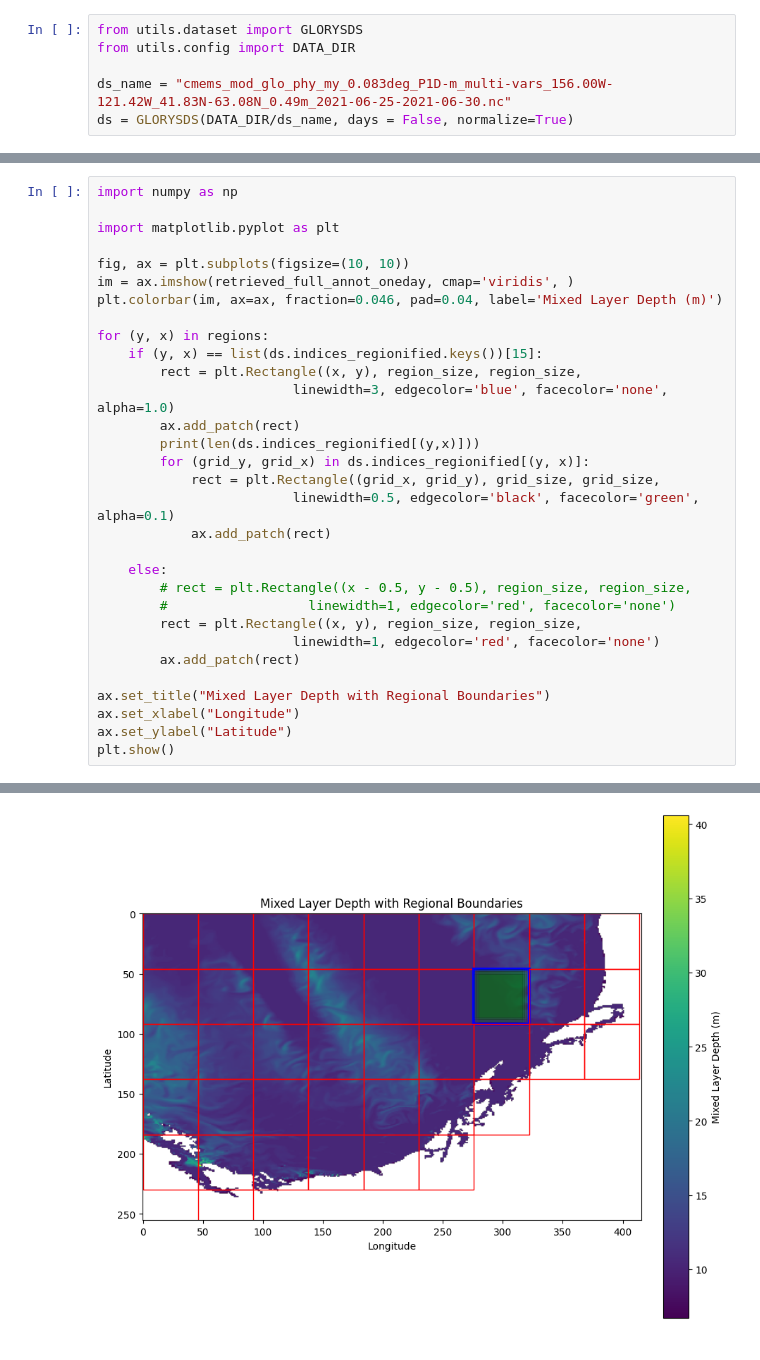
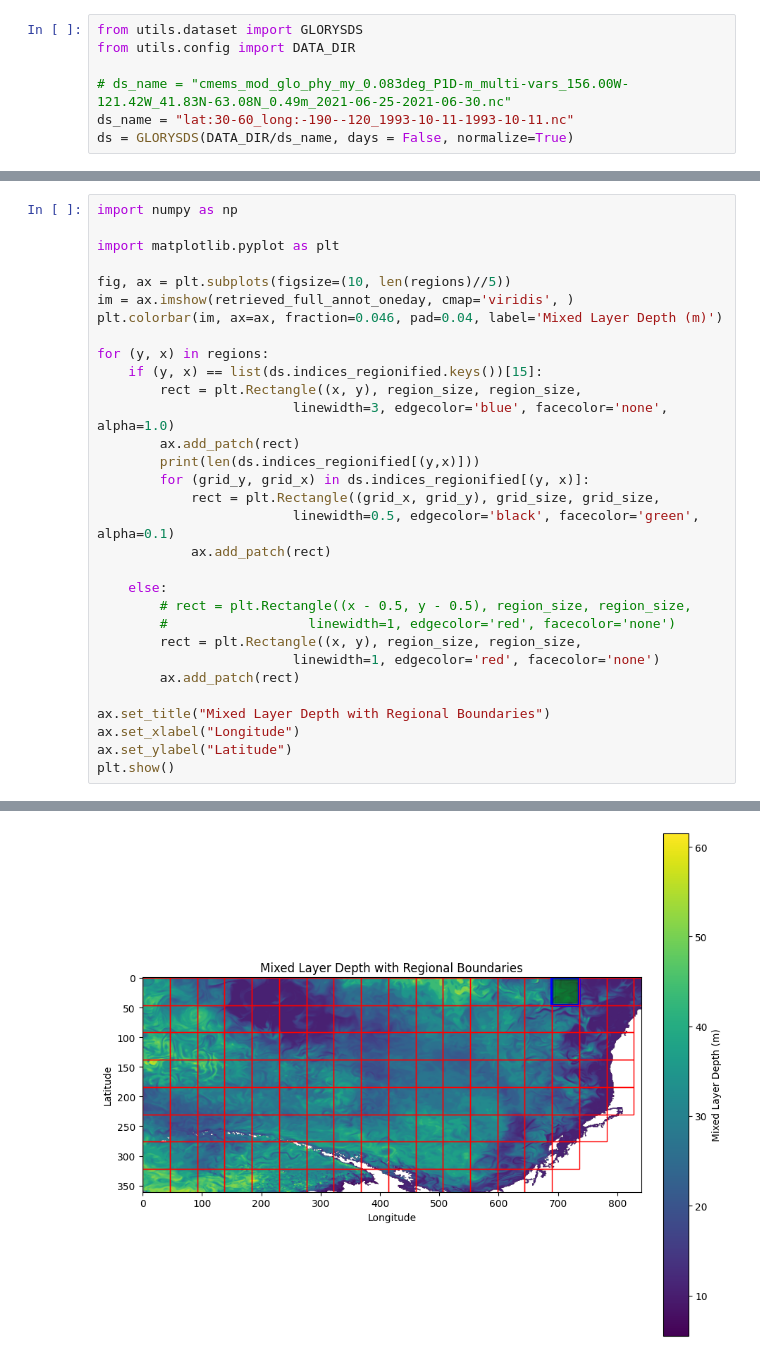
Before and after one commit to skostousov/Interior-Ocean-Properties-Inference, a Jupyter notebook: src/notebooks/visualizeregions.ipynb, the cells around one changed output, grey strips where cells are left out. Drawn from its saved outputs; the diff is of its cells as text.

```diff
--- a/src/notebooks/visualizeregions.ipynb
+++ b/src/notebooks/visualizeregions.ipynb
@@ -2,7 +2,8 @@
 from utils.dataset import GLORYSDS
 from utils.config import DATA_DIR
 
-ds_name = "cmems_mod_glo_phy_my_0.083deg_P1D-m_multi-vars_156.00W-121.42W_41.83N-63.08N_0.49m_2021-06-25-2021-06-30.nc"
+# ds_name = "cmems_mod_glo_phy_my_0.083deg_P1D-m_multi-vars_156.00W-121.42W_41.83N-63.08N_0.49m_2021-06-25-2021-06-30.nc"
+ds_name = "lat:30-60_long:-190--120_1993-10-11-1993-10-11.nc"
 ds = GLORYSDS(DATA_DIR/ds_name, days = False, normalize=True)
 # %%
 retrieved_full_annot_oneday = ds.annotations_map[0]
@@ -40,32 +41,32 @@ import numpy as np
 
 import matplotlib.pyplot as plt
 
-fig, ax = plt.subplots(figsize=(10, 10))
+fig, ax = plt.subplots(figsize=(10, len(regions)//5))
 im = ax.imshow(retrieved_full_annot_oneday, cmap='viridis', )
 plt.colorbar(im, ax=ax, fraction=0.046, pad=0.04, label='Mixed Layer Depth (m)')
 
 for (y, x) in regions:
     if (y, x) == list(ds.indices_regionified.keys())[15]:
         rect = plt.Rectangle((x, y), region_size, region_size,
                          linewidth=3, edgecolor='blue', facecolor='none', alpha=1.0)
         ax.add_patch(rect)
         print(len(ds.indices_regionified[(y,x)]))
         for (grid_y, grid_x) in ds.indices_regionified[(y, x)]:
             rect = plt.Rectangle((grid_x, grid_y), grid_size, grid_size,
                          linewidth=0.5, edgecolor='black', facecolor='green', alpha=0.1)
             ax.add_patch(rect)
 
     else:
         # rect = plt.Rectangle((x - 0.5, y - 0.5), region_size, region_size,
         #                  linewidth=1, edgecolor='red', facecolor='none')
         rect = plt.Rectangle((x, y), region_size, region_size,
                          linewidth=1, edgecolor='red', facecolor='none')
         ax.add_patch(rect)
 
 ax.set_title("Mixed Layer Depth with Regional Boundaries")
 ax.set_xlabel("Longitude")
 ax.set_ylabel("Latitude")
 plt.show()
 # %% [output]
 9
-[figure, old version]
+[figure, new version]
```
Also changed, not shown: parts of 2 cells of this notebook, 9 other files.
